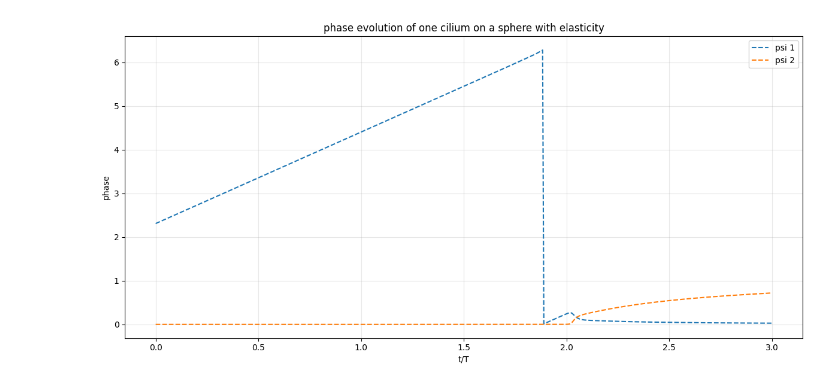
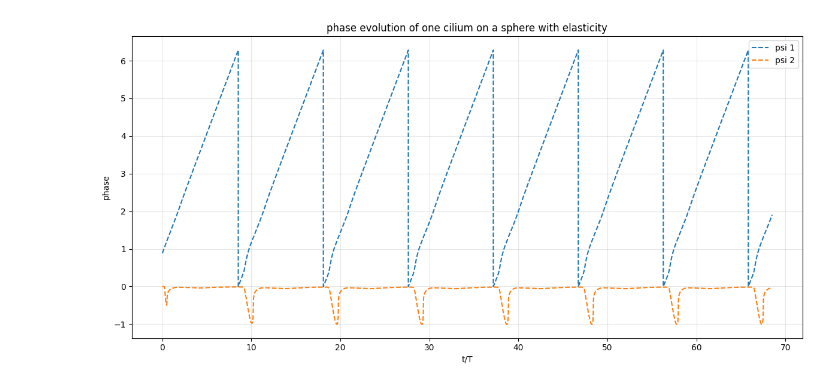
Before and after one commit to Biofluid-Dynamics-Group/cuda-filaments, a Jupyter notebook: analysis/view_phase.ipynb, the cells around one changed output. Saved outputs shown, nothing was run; the diff lists cells and outputs as text; code cells hidden in the pictures.

```diff
--- a/analysis/view_phase.ipynb
+++ b/analysis/view_phase.ipynb
@@ -2,24 +2,24 @@
 import numpy as np
 import matplotlib.pyplot as plt
 # %%
-path_1_c = '../data/plane_old_elasticity_test_numfils1_zval0.75_freeangle_moretimesteps/20250520/ciliate_1fil_9000blob_8.00R_0.0001torsion_0.2182tilt_0.3000f_eff_1.4960theta0_0.0000freqshift_true_states.dat'
+path_1_c = '../data/plane_test_1_global_var_change_moretimesteps/20250520/ciliate_1fil_9000blob_8.00R_0.0010torsion_0.2182tilt_0.3000f_eff_1.4960theta0_0.0000freqshift_true_states.dat'
 
 data = np.loadtxt(path_1_c)
 time = data[:, 0] / 500.0
 psi1 = np.mod(data[:, 2], 2*np.pi)
 psi2 = data[:, 3]
 
 # Create a single figure with both plots
 plt.figure(figsize=(12, 6))
 plt.plot(time, psi1, label='psi 1', linestyle='--')
 plt.plot(time, psi2, label='psi 2', linestyle='--')
 
 plt.xlabel('t/T')
 plt.ylabel('phase')
 plt.title('phase evolution of one cilium on a sphere with elasticity')
 plt.legend()
 plt.grid(True, alpha=0.3)
 plt.tight_layout()
 plt.show()
 # %% [output]
-[figure, old version]
+[figure, new version]
```
Also changed, not shown: 4 other files.
